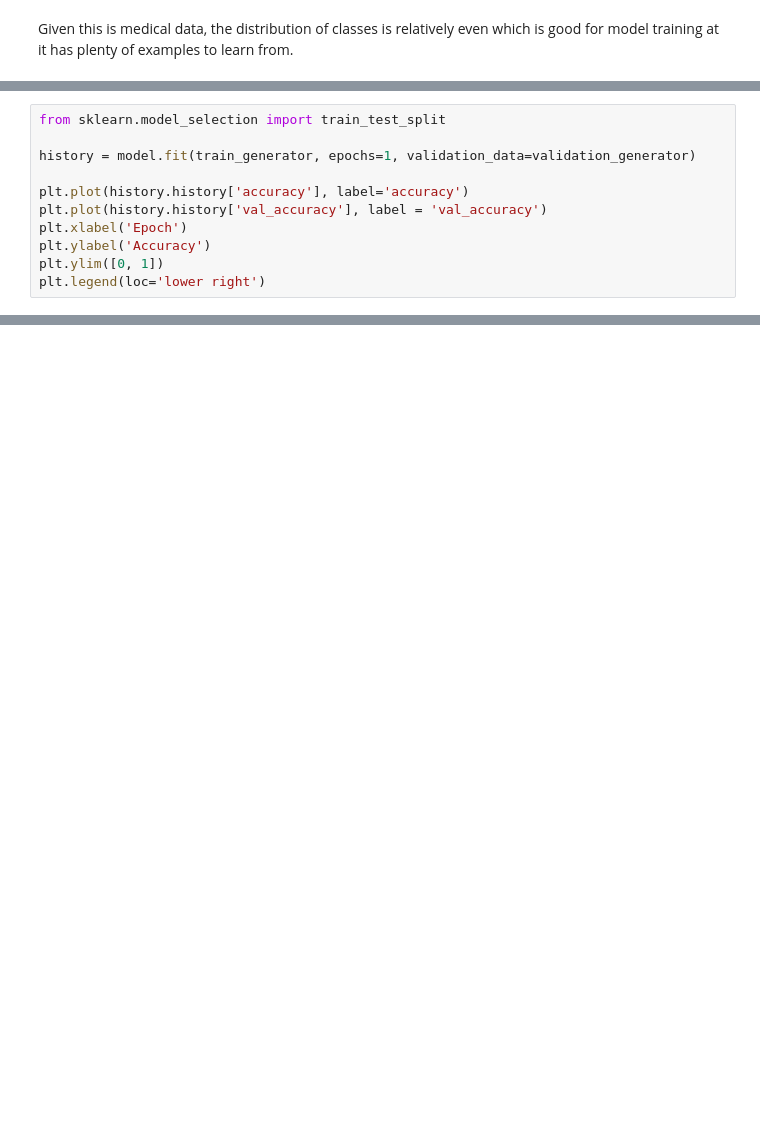
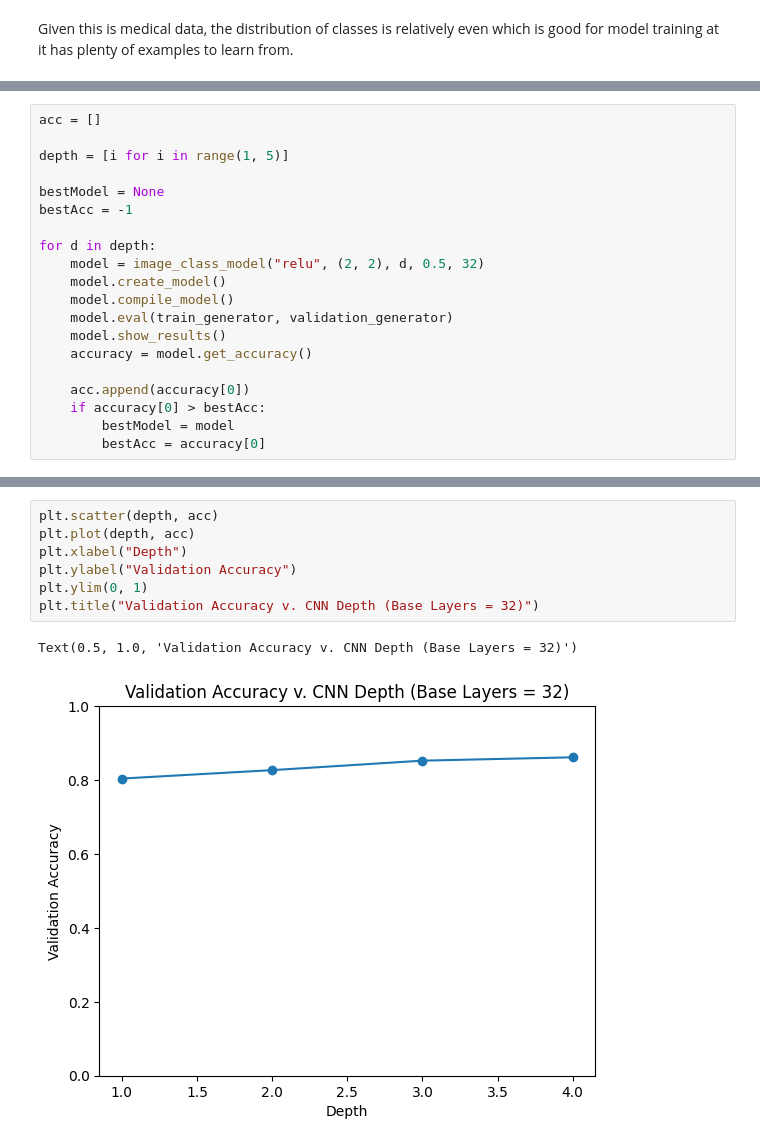
Before and after one commit to james-stautler/cnn_project, a Jupyter notebook: project.ipynb, the cells around one changed output, grey strips where cells are left out. Saved outputs shown, nothing was run; the diff lists cells and outputs as text; blank space fills up the shorter version.

Commit message:
Model implementation, results, explanations

```diff
--- a/project.ipynb
+++ b/project.ipynb
@@ -132,11 +68,0 @@ Model: "sequential_9"
-# %%
-from sklearn.model_selection import train_test_split
-
-history = model.fit(train_generator, epochs=1, validation_data=validation_generator)
-
-plt.plot(history.history['accuracy'], label='accuracy')
-plt.plot(history.history['val_accuracy'], label = 'val_accuracy')
-plt.xlabel('Epoch')
-plt.ylabel('Accuracy')
-plt.ylim([0, 1])
-plt.legend(loc='lower right')
@@ -145,0 +120,20 @@ KeyboardInterrupt:
+# %%
+acc = []
+
+depth = [i for i in range(1, 5)]
+
+bestModel = None
+bestAcc = -1
+
+for d in depth:
+    model = image_class_model("relu", (2, 2), d, 0.5, 32)
+    model.create_model()
+    model.compile_model()
+    model.eval(train_generator, validation_generator)
+    model.show_results()
+    accuracy = model.get_accuracy()
+
+    acc.append(accuracy[0])
+    if accuracy[0] > bestAcc:
+        bestModel = model
+        bestAcc = accuracy[0]
@@ -145,0 +158,10 @@ KeyboardInterrupt:
+# %%
+plt.scatter(depth, acc)
+plt.plot(depth, acc)
+plt.xlabel("Depth")
+plt.ylabel("Validation Accuracy")
+plt.ylim(0, 1)
+plt.title("Validation Accuracy v. CNN Depth (Base Layers = 32)")
+# %% [output]
+Text(0.5, 1.0, 'Validation Accuracy v. CNN Depth (Base Layers = 32)')
+[figure, added]
```
Also changed, not shown: parts of 12 cells of this notebook, 1 other file.
